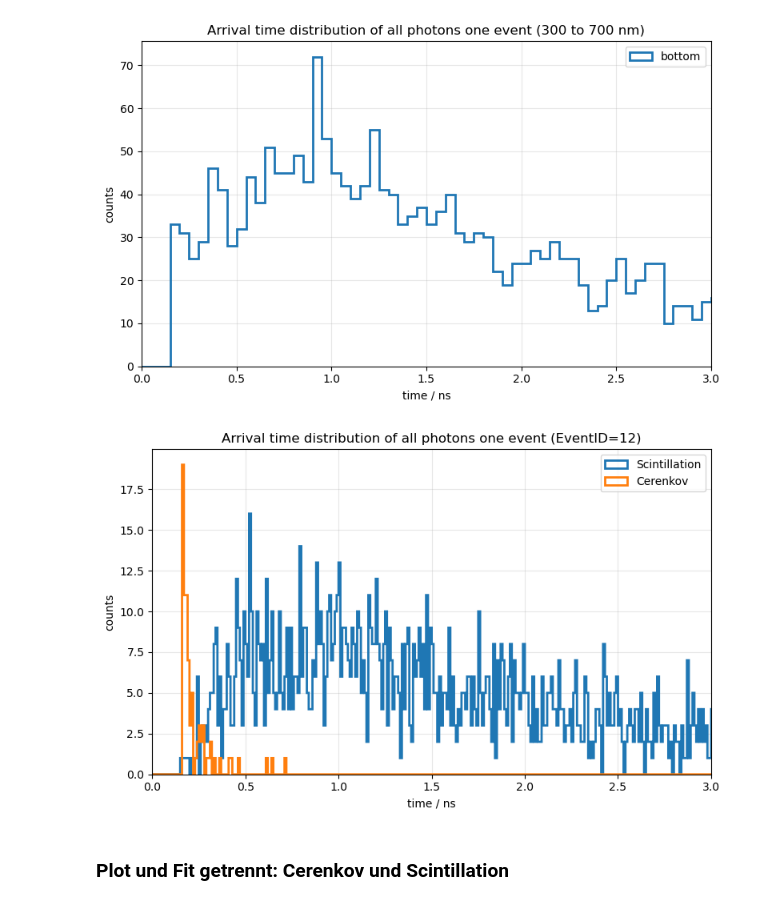
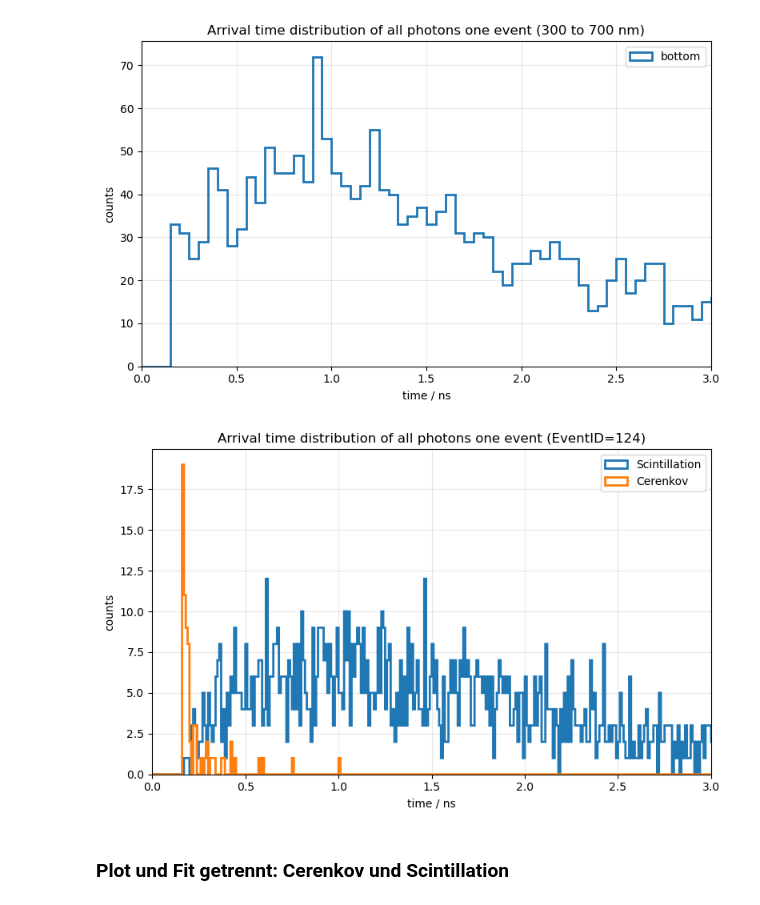
Before and after one commit to RobDerk/insight-tagger-scintillator-simulation-geant4-analysis, a Jupyter notebook: analysis.ipynb, the cells around one changed output. Drawn from its saved outputs; the diff is of its cells as text; code cells hidden in the pictures.

```diff
--- a/analysis.ipynb
+++ b/analysis.ipynb
@@ -46,7 +47,7 @@ def save_plot(filename=None):
 # %% [markdown]
 ### Daten
 # %%
-CSV_PATH = "data2.csv"
+CSV_PATH = "data_10000events.csv"
 
 COLUMN_NAMES = [
     "RunID",
@@ -1371,7 +1577,7 @@ plt.show()
 bins = 1000
 fit_range = (0, 10)
 
-event_id = 12
+event_id = 124
 event_data = data_events[event_id]
 
 event_scintillation = event_data[
@@ -1385,34 +1591,34 @@ event_cerenkov = event_data[
 plt.figure(figsize=(8, 5))
 
 plt.hist(
     event_scintillation["TimeSinceZero"],
     bins=bins,
     range=fit_range,
     histtype="step",
     linewidth=2,
     label="Scintillation"
 )
 
 plt.hist(
     event_cerenkov["TimeSinceZero"],
     bins=bins,
     range=fit_range,
     histtype="step",
     linewidth=2,
     label="Cerenkov"
 )
 
 plt.xlabel("time / ns")
 plt.ylabel("counts")
 plt.title(f"Arrival time distribution of all photons one event (EventID={event_id})")
 
 plt.xlim(0, 3)
 plt.legend()
 plt.grid(alpha=0.3)
 plt.tight_layout()
 plt.show()
 # %% [output]
-[figure, old version]
+[figure, new version]
 # %% [markdown]
 ### Plot und Fit getrennt: Cerenkov und Scintillation
 # %%
```
Also changed, not shown: parts of 22 cells of this notebook, 4 other files.
